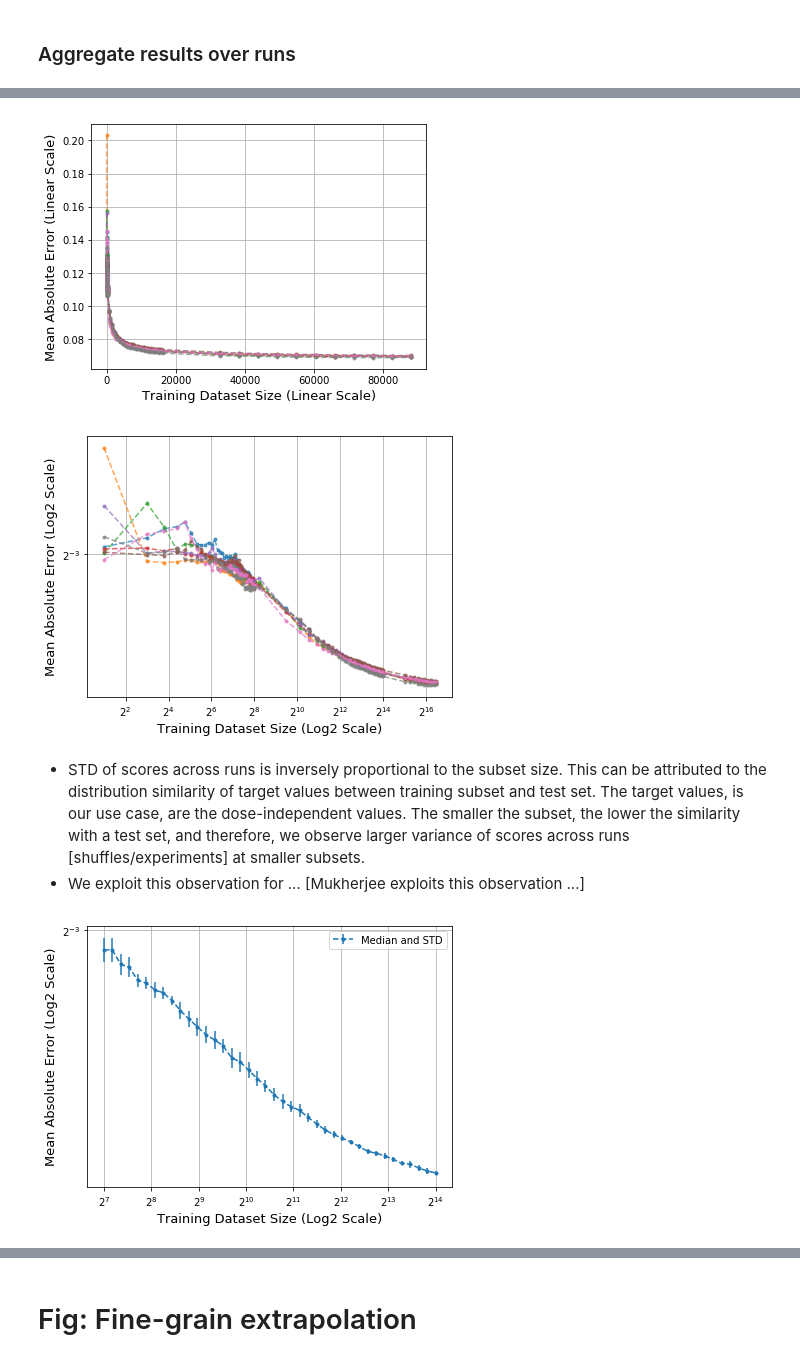
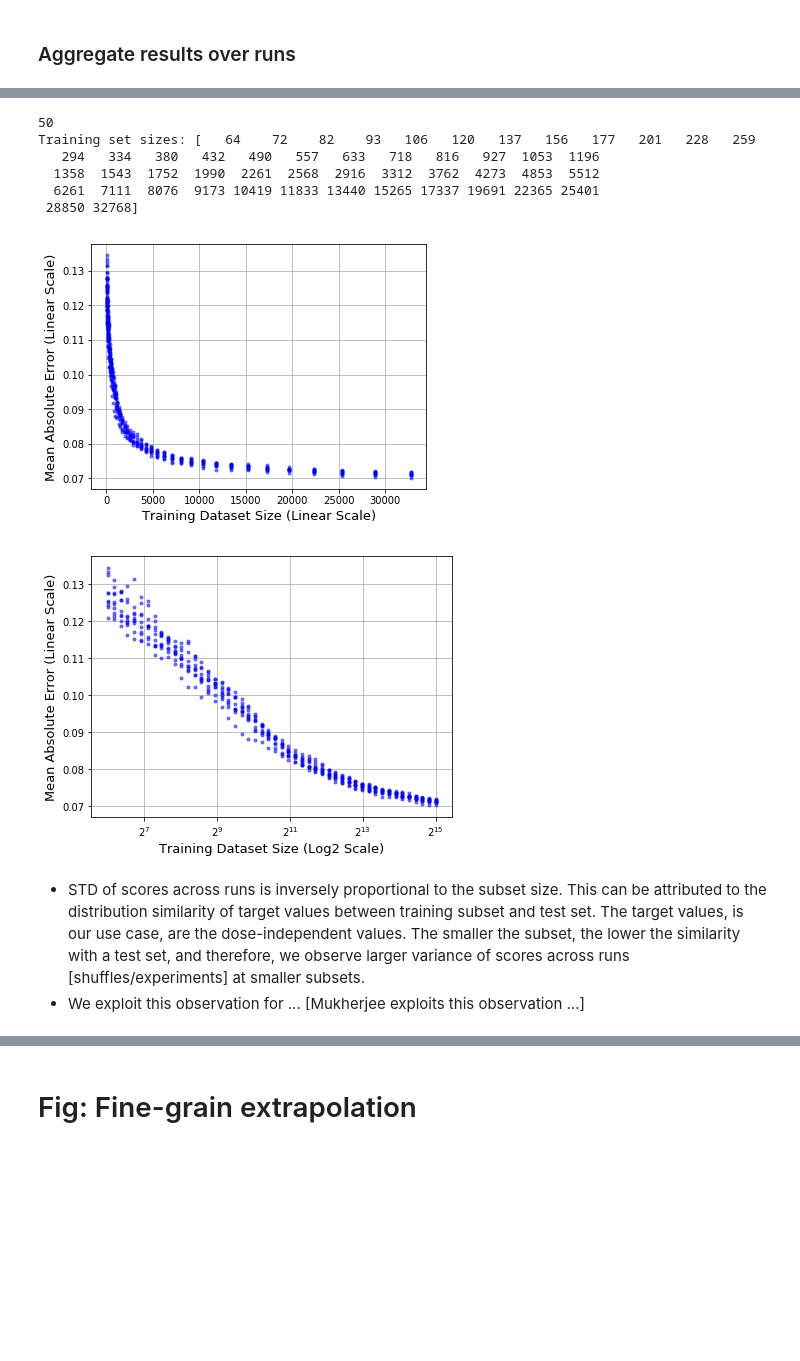
Before and after one commit to adpartin/LearningCurves, a Jupyter notebook: notebooks/ppr_rslt_fine_grain.ipynb, the cells around one changed output, grey strips where cells are left out. Drawn from its saved outputs; the diff is of its cells as text; code cells hidden in the pictures; blank space fills up the shorter version.

```diff
--- a/notebooks/ppr_rslt_fine_grain.ipynb
+++ b/notebooks/ppr_rslt_fine_grain.ipynb
@@ -42,8 +56,11 @@ def save_fig(save_fig_path, fname):
 ### Get dir path of all runs
 # %%
 src = 'gdsc_on_none'
+# src = 'top6_on_none'
+
 # base_dir = Path('/vol/ml/apartin/projects/LearningCurves/trn.gdsc/split_on_none/fine_grain_lgb_subset_even_space')
-base_dir = Path('/vol/ml/apartin/projects/LearningCurves/trn.gdsc/split_on_none/fine_grain_lgb_subset')
+# base_dir = Path('/vol/ml/apartin/projects/LearningCurves/trn.gdsc/split_on_none/fine_grain_lgb_subset')
+base_dir = Path('/vol/ml/apartin/projects/LearningCurves/trn.gdsc/split_on_none/fine_grain_lgb')
 
 # Get all run dirs
 runs = glob(str(base_dir/'*'))
@@ -99,3 +102,48 @@ scores_te.to_csv(base_dir/'scores.csv', index=False)
+# %%
+scores = []
+prf = 'id'
+for i, r in enumerate(runs):
+    # scr_tmp = pd.read_csv( Path(r)/'lrn_crv_scores.csv' )
+    dpath = Path(r)/'lrn_crv_scores.csv'
+    if not dpath.exists():
+        continue
+
+    scr_tmp = pd.read_csv( dpath )
+    scr_tmp.rename(columns={'fold0': prf+str(i)}, inplace=True)
+    if len(scores)==0:
+        scores = scr_tmp
+    else:
+        scores = scores.merge(scr_tmp, on=['metric', 'tr_size', 'set'])
+
+run_col_names = [c for c in scores.columns if prf in c]
+
+scores_mean   = scores[run_col_names].mean(axis=1)
+scores_median = scores[run_col_names].median(axis=1)
+scores_std    = scores[run_col_names].std(axis=1)
+# scores_iqr    = iqr(scores.iloc[:, 6:].values, axis=0)
+
+scores.insert(loc=3, column='mean', value=scores_mean)
+scores.insert(loc=3, column='median', value=scores_median)
+scores.insert(loc=3, column='std', value=scores_std)
+print(len(np.unique(scores.tr_size)))
+
+# display(scores[:2])
+print('Training set sizes:', np.unique(scores.tr_size))
+
+# scores_te = scores[(scores.metric=='mean_absolute_error') & (scores.set=='te')].reset_index(drop=True).iloc[:, :6]
+scores_te = scores[(scores.metric=='mean_absolute_error') & (scores.set=='te')].reset_index(drop=True)
+
+save = True
+if save:
+    scores.to_csv(base_dir/'all_seed_runs_scores.csv', index=False)
+    scores_te.to_csv(base_dir/'scores.csv', index=False)
+# %% [output]
+50
+Training set sizes: [   64    72    82    93   106   120   137   156   177   201   228   259
+   294   334   380   432   490   557   633   718   816   927  1053  1196
+  1358  1543  1752  1990  2261  2568  2916  3312  3762  4273  4853  5512
+  6261  7111  8076  9173 10419 11833 13440 15265 17337 19691 22365 25401
+ 28850 32768]
 # %%
 figsize = (6, 4.5)
 metric_name = 'mean_absolute_error'
@@ -108,18 +156,18 @@ shard_min_idx=0
 ax = pp_utils.plot_lc_multi_runs( runs, shard_min_idx=shard_min_idx, **plot_args );
 # plt.savefig(save_fig_path/f'{src}_all_runs_linlin.png')
 # %% [output]
-[figure, old version]
+[figure, new version]
 # %%
-plot_args = {'tr_set': tr_set, 'metric_name': metric_name, 'figsize': figsize, 'xtick_scale': 'log2', 'ytick_scale': 'log2'}
+plot_args = {'tr_set': tr_set, 'metric_name': metric_name, 'figsize': figsize, 'xtick_scale': 'log2', 'ytick_scale': 'linear'}
 shard_min_idx=0
 # shard_min_idx=1
 
 ax = pp_utils.plot_lc_multi_runs( runs, shard_min_idx=shard_min_idx, **plot_args );
 plt.tight_layout()
 # plt.savefig(save_fig_path/f'{src}_all_runs_loglog.png')
 # save_fig(save_fig_path, fname=f'{src}_all_runs_loglog')
 # %% [output]
-[figure, old version]
+[figure, new version]
 # %% [markdown]
 - STD of scores across runs is inversely proportional to the subset size. This can be attributed to the distribution similarity of target values between training subset and test set. The target values, is our use case, are the dose-independent values. The smaller the subset, the lower the similarity with a test set, and therefore, we observe larger variance of scores across runs [shuffles/experiments] at smaller subsets.
 - We exploit this observation for ... [Mukherjee exploits this observation ...]
@@ -133,17 +188,15 @@ plot_args = {'metric_name': metric_name, 'xtick_scale': xtick_scale, 'ytick_scal
 # %%
-scores_te = scores[ (scores['metric']==metric_name) & (scores['set']=='te') ].reset_index(drop=True)
+# scores_te = scores[ (scores['metric']==metric_name) & (scores['set']=='te') ].reset_index(drop=True)
 
-shard_min_idx=0
-# shard_min_idx=1
+# shard_min_idx=0
+# # shard_min_idx=1
 
-ax = None
-ax = lrn_crv_plot.plot_lrn_crv_new(
-        x=scores_te['tr_size'][shard_min_idx:], y=scores_te['median'][shard_min_idx:], yerr=scores_te['std'][shard_min_idx:],
-        ax=ax, ls='--', marker='.', alpha=1,
-        **plot_args, label='Median and STD')
+# ax = None
+# ax = lrn_crv_plot.plot_lrn_crv_new(
+#         x=scores_te['tr_size'][shard_min_idx:], y=scores_te['median'][shard_min_idx:], yerr=scores_te['std'][shard_min_idx:],
+#         ax=ax, ls='--', marker='.', alpha=1,
+#         **plot_args, label='Median and STD')
 
-ax.legend(frameon=True, fontsize=10, loc='best');
-plt.tight_layout()
-# plt.savefig(save_fig_path/f'{src}_agg_median_std.png')
+# ax.legend(frameon=True, fontsize=10, loc='best');
+# plt.tight_layout()
+# # plt.savefig(save_fig_path/f'{src}_agg_median_std.png')
-# %% [output]
-[figure, removed]
```
Also changed, not shown: parts of 13 cells of this notebook, 10 other files.
